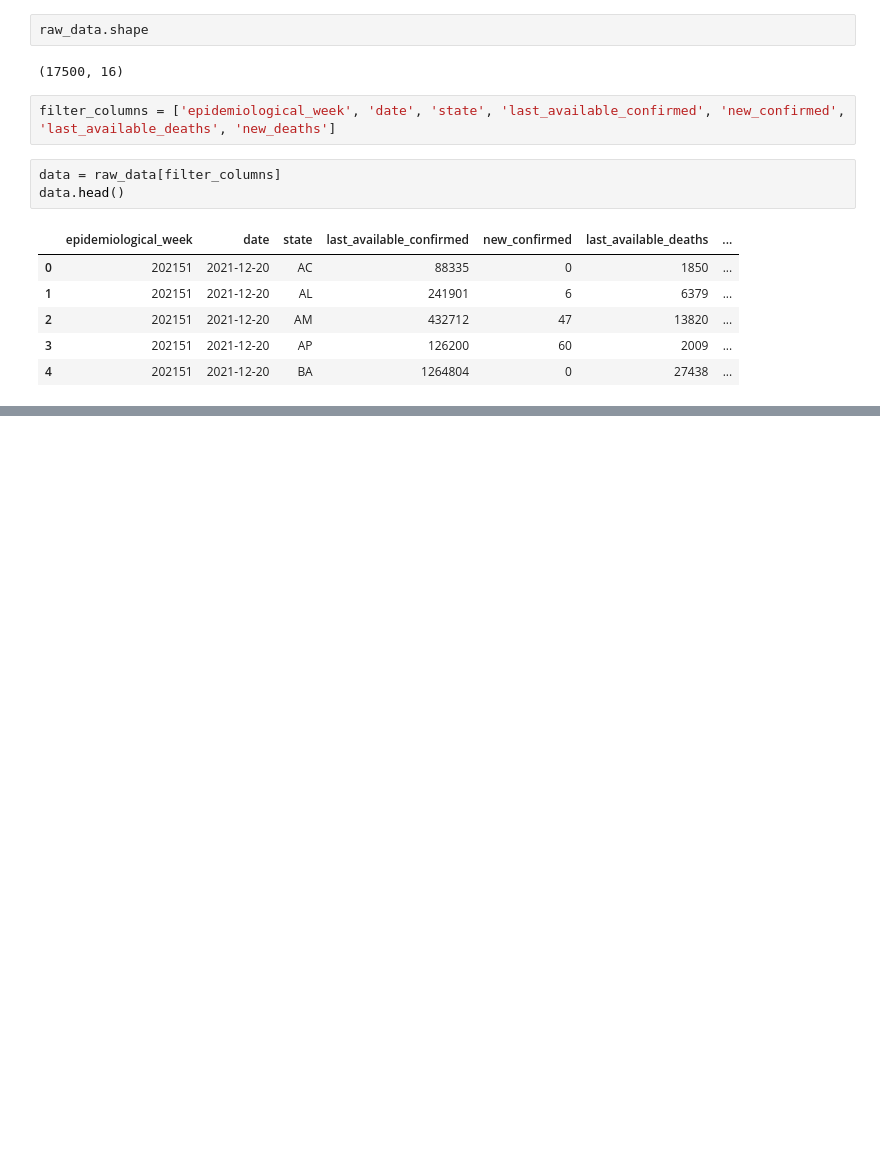
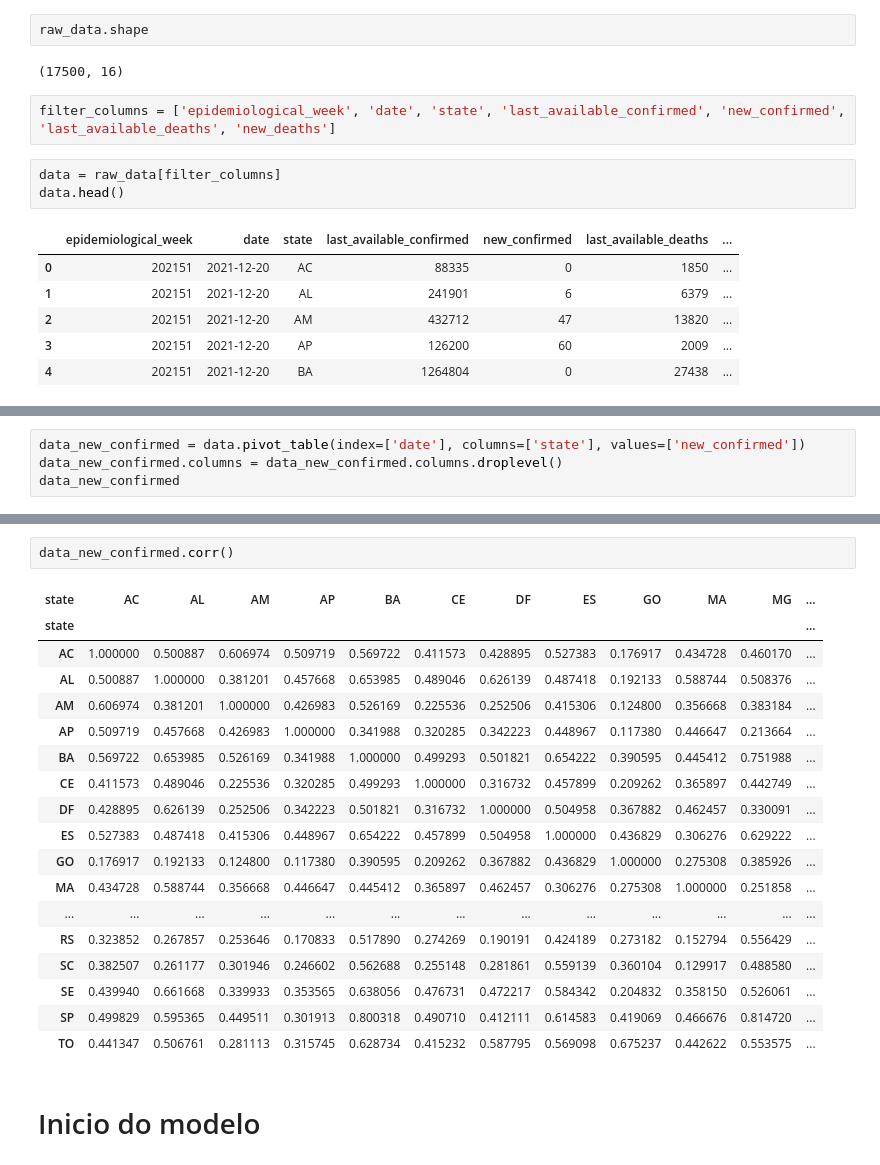
Before and after one commit to rodrigodemend/Previsao_Covid, a Jupyter notebook: Notebooks/Importação_e_Limpeza_dos_dados_de_Covid_19.ipynb, the cells around one changed output, grey strips where cells are left out. Drawn from its saved outputs; the diff is of its cells as text; blank space fills up the shorter version.

```diff
--- a/Notebooks/Importação_e_Limpeza_dos_dados_de_Covid_19.ipynb
+++ b/Notebooks/Importação_e_Limpeza_dos_dados_de_Covid_19.ipynb
@@ -197,0 +180,4 @@ array([202151, 202150, 202149, 202148, 202147, 202146, 202145, 202144,
+# %%
+data_new_confirmed = data.pivot_table(index=['date'], columns=['state'], values=['new_confirmed'])
+data_new_confirmed.columns = data_new_confirmed.columns.droplevel()
+data_new_confirmed
@@ -197,0 +219,23 @@ array([202151, 202150, 202149, 202148, 202147, 202146, 202145, 202144,
+# %%
+data_new_confirmed.corr()
+# %% [output]
+| state | AC | AL | AM | AP | BA | CE | DF | ES | GO | MA | MG | ... |
+| state |  |  |  |  |  |  |  |  |  |  |  | ... |
+| AC | 1.000000 | 0.500887 | 0.606974 | 0.509719 | 0.569722 | 0.411573 | 0.428895 | 0.527383 | 0.176917 | 0.434728 | 0.460170 | ... |
+| AL | 0.500887 | 1.000000 | 0.381201 | 0.457668 | 0.653985 | 0.489046 | 0.626139 | 0.487418 | 0.192133 | 0.588744 | 0.508376 | ... |
+| AM | 0.606974 | 0.381201 | 1.000000 | 0.426983 | 0.526169 | 0.225536 | 0.252506 | 0.415306 | 0.124800 | 0.356668 | 0.383184 | ... |
+| AP | 0.509719 | 0.457668 | 0.426983 | 1.000000 | 0.341988 | 0.320285 | 0.342223 | 0.448967 | 0.117380 | 0.446647 | 0.213664 | ... |
+| BA | 0.569722 | 0.653985 | 0.526169 | 0.341988 | 1.000000 | 0.499293 | 0.501821 | 0.654222 | 0.390595 | 0.445412 | 0.751988 | ... |
+| CE | 0.411573 | 0.489046 | 0.225536 | 0.320285 | 0.499293 | 1.000000 | 0.316732 | 0.457899 | 0.209262 | 0.365897 | 0.442749 | ... |
+| DF | 0.428895 | 0.626139 | 0.252506 | 0.342223 | 0.501821 | 0.316732 | 1.000000 | 0.504958 | 0.367882 | 0.462457 | 0.330091 | ... |
+| ES | 0.527383 | 0.487418 | 0.415306 | 0.448967 | 0.654222 | 0.457899 | 0.504958 | 1.000000 | 0.436829 | 0.306276 | 0.629222 | ... |
+| GO | 0.176917 | 0.192133 | 0.124800 | 0.117380 | 0.390595 | 0.209262 | 0.367882 | 0.436829 | 1.000000 | 0.275308 | 0.385926 | ... |
+| MA | 0.434728 | 0.588744 | 0.356668 | 0.446647 | 0.445412 | 0.365897 | 0.462457 | 0.306276 | 0.275308 | 1.000000 | 0.251858 | ... |
+| ... | ... | ... | ... | ... | ... | ... | ... | ... | ... | ... | ... | ... |
+| RS | 0.323852 | 0.267857 | 0.253646 | 0.170833 | 0.517890 | 0.274269 | 0.190191 | 0.424189 | 0.273182 | 0.152794 | 0.556429 | ... |
+| SC | 0.382507 | 0.261177 | 0.301946 | 0.246602 | 0.562688 | 0.255148 | 0.281861 | 0.559139 | 0.360104 | 0.129917 | 0.488580 | ... |
+| SE | 0.439940 | 0.661668 | 0.339933 | 0.353565 | 0.638056 | 0.476731 | 0.472217 | 0.584342 | 0.204832 | 0.358150 | 0.526061 | ... |
+| SP | 0.499829 | 0.595365 | 0.449511 | 0.301913 | 0.800318 | 0.490710 | 0.412111 | 0.614583 | 0.419069 | 0.466676 | 0.814720 | ... |
+| TO | 0.441347 | 0.506761 | 0.281113 | 0.315745 | 0.628734 | 0.415232 | 0.587795 | 0.569098 | 0.675237 | 0.442622 | 0.553575 | ... |
+# %% [markdown]
+# Inicio do modelo
```
Also changed, not shown: parts of 5 cells of this notebook.
